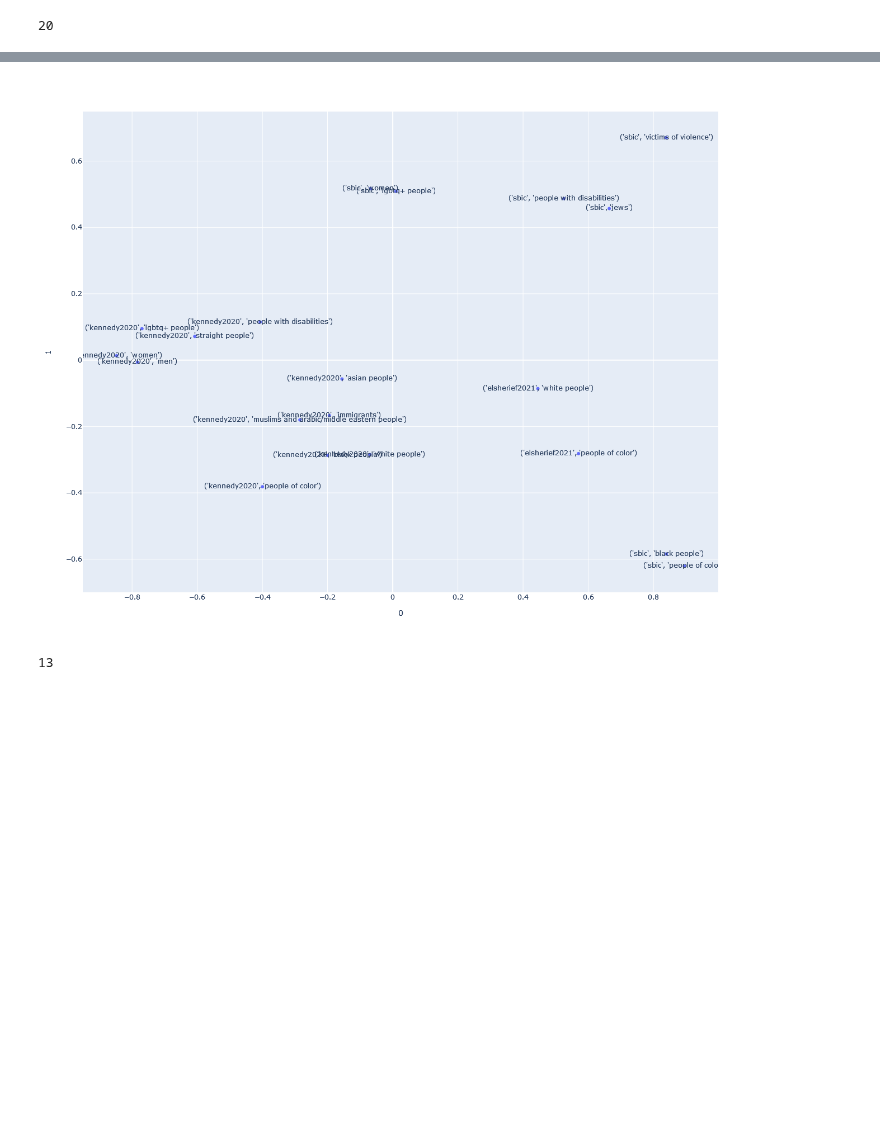
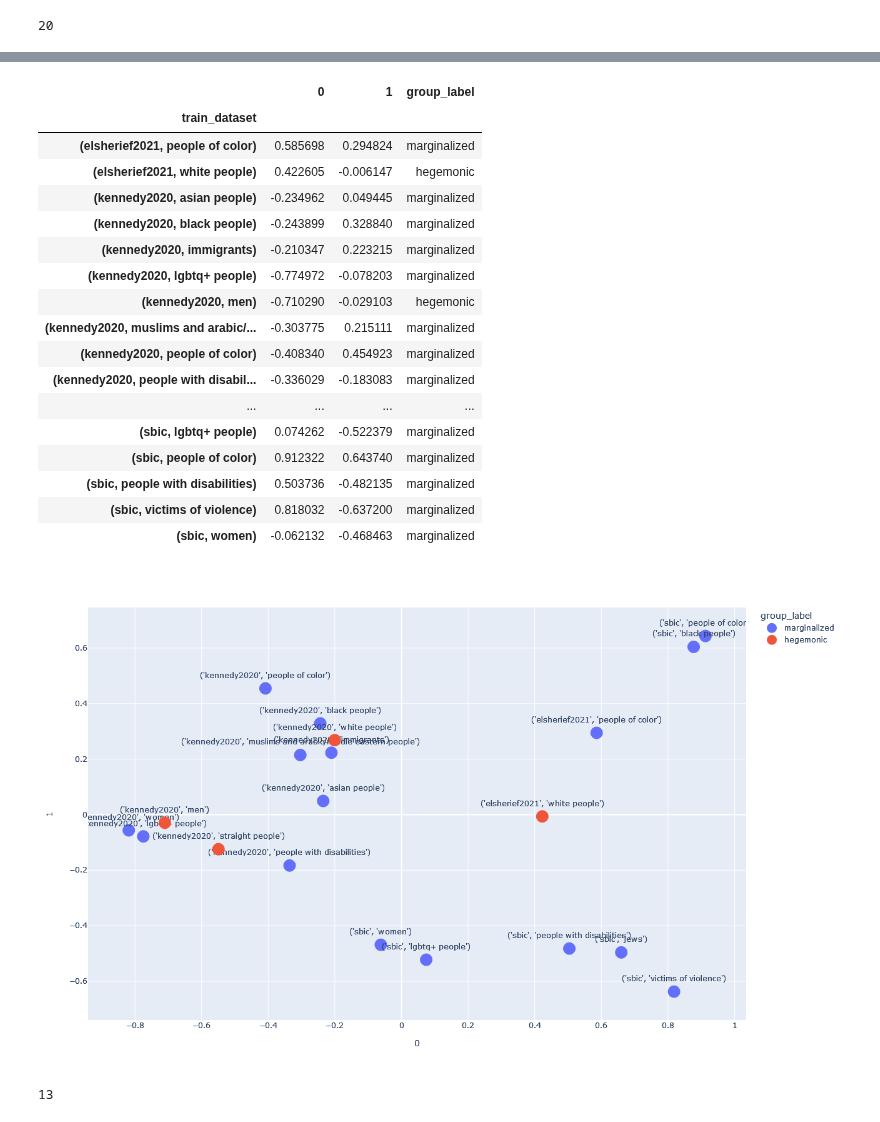
Before and after one commit to michaelmilleryoder/hate_speech_identities, a Jupyter notebook: jupyter/run_pca_identities.ipynb, the cells around one changed output, grey strips where cells are left out. Saved outputs shown, nothing was run; the diff lists cells and outputs as text; code cells hidden in the pictures; blank space fills up the shorter version.

```diff
--- a/jupyter/run_pca_identities.ipynb
+++ b/jupyter/run_pca_identities.ipynb
@@ -119,17 +119,51 @@ Evaluating...
-# %%
-# Run PCA
-from sklearn.decomposition import PCA
-
-pca = PCA(n_components=2)
-reduced = pca.fit_transform(scores.values)
-reduced = pd.DataFrame(reduced, index=scores.index)
-reduced
-
-# Plot
-import plotly.express as px
-px.scatter(reduced, x=0, y=1, text=reduced.index, width=1000, height=1000)
-# %% [output]
-[figure, removed]
+# %%
+# Run PCA
+from sklearn.decomposition import PCA
+from IPython.display import display
+
+# Load group labels
+import json
+
+path = '/storage2/mamille3/hegemonic_hate/group_labels.json'
+with open(path, 'r') as f:
+    group_labels = json.load(f)
+len(group_labels)
+
+pca = PCA(n_components=2)
+reduced = pca.fit_transform(scores.values)
+reduced = pd.DataFrame(reduced, index=scores.index)
+reduced
+
+# Assign group labels to groups so can visualize colors
+reduced['group_label'] = reduced.index.map(lambda x: group_labels.get(x[1]))
+display(reduced)
+
+# Plot
+import plotly.express as px
+fig = px.scatter(reduced, x=0, y=1, color='group_label', text=reduced.index, width=1000, height=800)
+fig.update_traces(marker={'size': 20})
+fig.update_traces(textposition='top center')
+fig.show()
+# %% [output]
+|  | 0 | 1 | group_label |
+| train_dataset |  |  |  |
+| (elsherief2021, people of color) | 0.585698 | 0.294824 | marginalized |
+| (elsherief2021, white people) | 0.422605 | -0.006147 | hegemonic |
+| (kennedy2020, asian people) | -0.234962 | 0.049445 | marginalized |
+| (kennedy2020, black people) | -0.243899 | 0.328840 | marginalized |
+| (kennedy2020, immigrants) | -0.210347 | 0.223215 | marginalized |
+| (kennedy2020, lgbtq+ people) | -0.774972 | -0.078203 | marginalized |
+| (kennedy2020, men) | -0.710290 | -0.029103 | hegemonic |
+| (kennedy2020, muslims and arabic/... | -0.303775 | 0.215111 | marginalized |
+| (kennedy2020, people of color) | -0.408340 | 0.454923 | marginalized |
+| (kennedy2020, people with disabil... | -0.336029 | -0.183083 | marginalized |
+| ... | ... | ... | ... |
+| (sbic, lgbtq+ people) | 0.074262 | -0.522379 | marginalized |
+| (sbic, people of color) | 0.912322 | 0.643740 | marginalized |
+| (sbic, people with disabilities) | 0.503736 | -0.482135 | marginalized |
+| (sbic, victims of violence) | 0.818032 | -0.637200 | marginalized |
+| (sbic, women) | -0.062132 | -0.468463 | marginalized |
+[figure, added]
 # %%
 identities = set(identity for dataset, identity in identity_folds)
 print(len(identities))
```
Also changed, not shown: parts of 2 cells of this notebook, 4 other files.
